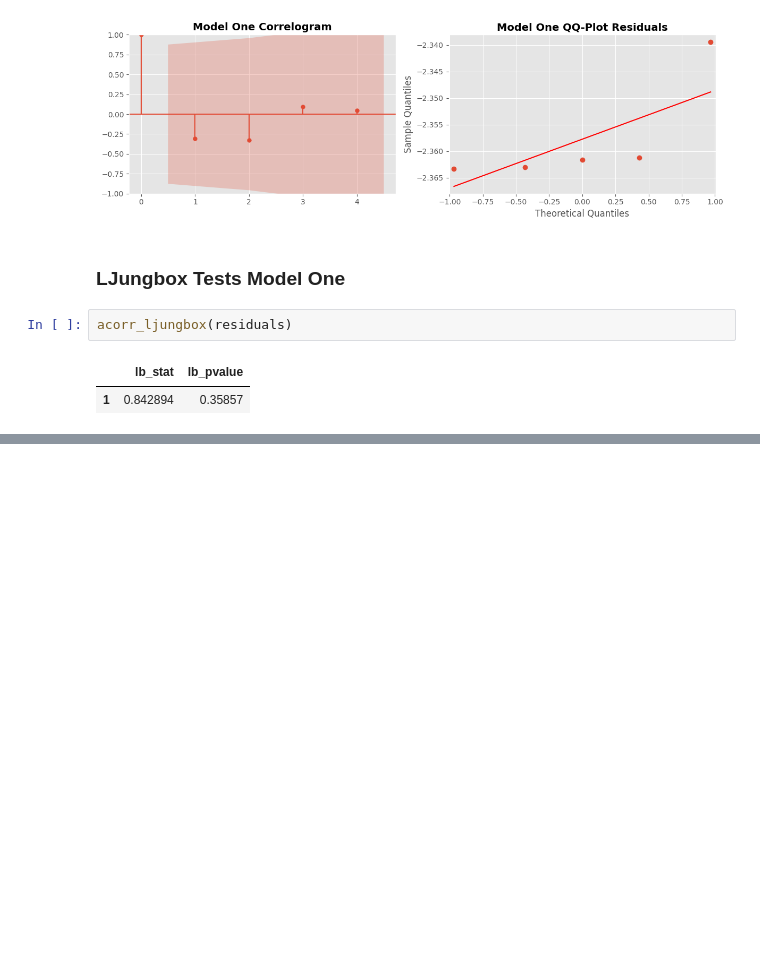
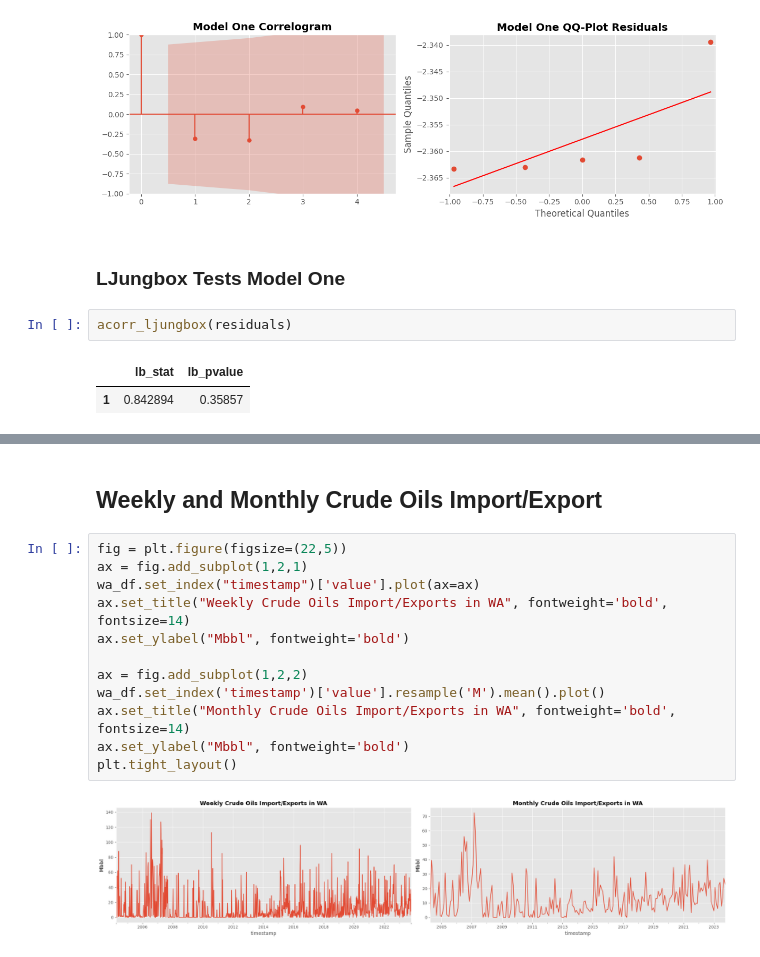
Before and after one commit to OdinProjectI/GasolinePricesAnalysis, a Jupyter notebook: CrudeOilStocks.ipynb, the cells around one changed output, grey strips where cells are left out. Saved outputs shown, nothing was run; the diff lists cells and outputs as text; blank space fills up the shorter version.

```diff
--- a/CrudeOilStocks.ipynb
+++ b/CrudeOilStocks.ipynb
@@ -221,0 +250,16 @@ acorr_ljungbox(residuals)
+# %% [markdown]
+## **Weekly and Monthly Crude Oils Import/Export**
+# %%
+fig = plt.figure(figsize=(22,5))
+ax = fig.add_subplot(1,2,1)
+wa_df.set_index("timestamp")['value'].plot(ax=ax)
+ax.set_title("Weekly Crude Oils Import/Exports in WA", fontweight='bold', fontsize=14)
+ax.set_ylabel("Mbbl", fontweight='bold')
+
+ax = fig.add_subplot(1,2,2)
+wa_df.set_index('timestamp')['value'].resample('M').mean().plot()
+ax.set_title("Monthly Crude Oils Import/Exports in WA", fontweight='bold', fontsize=14)
+ax.set_ylabel("Mbbl", fontweight='bold')
+plt.tight_layout()
+# %% [output]
+[figure, added]
```
Also changed, not shown: parts of 7 cells of this notebook.
